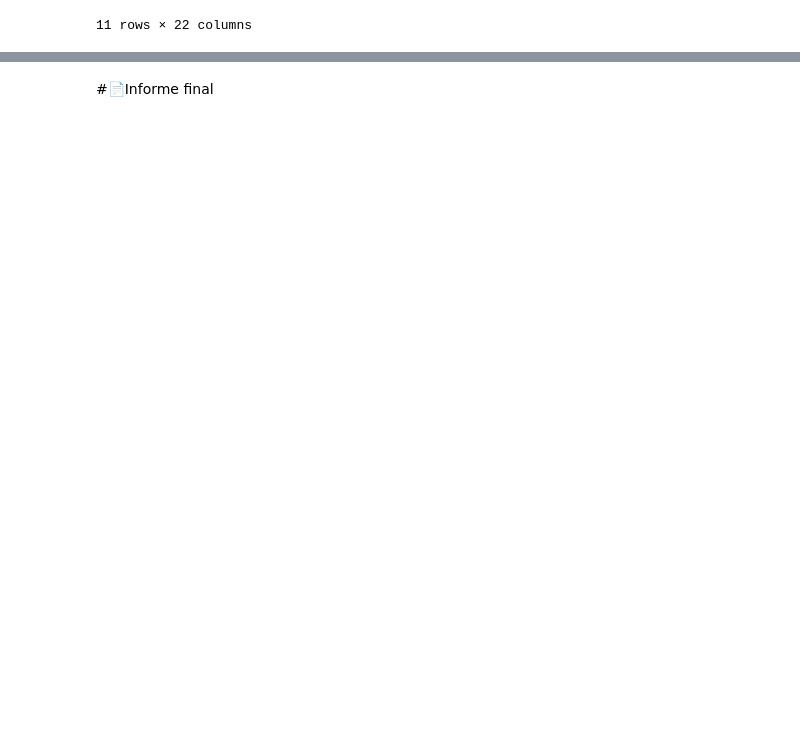
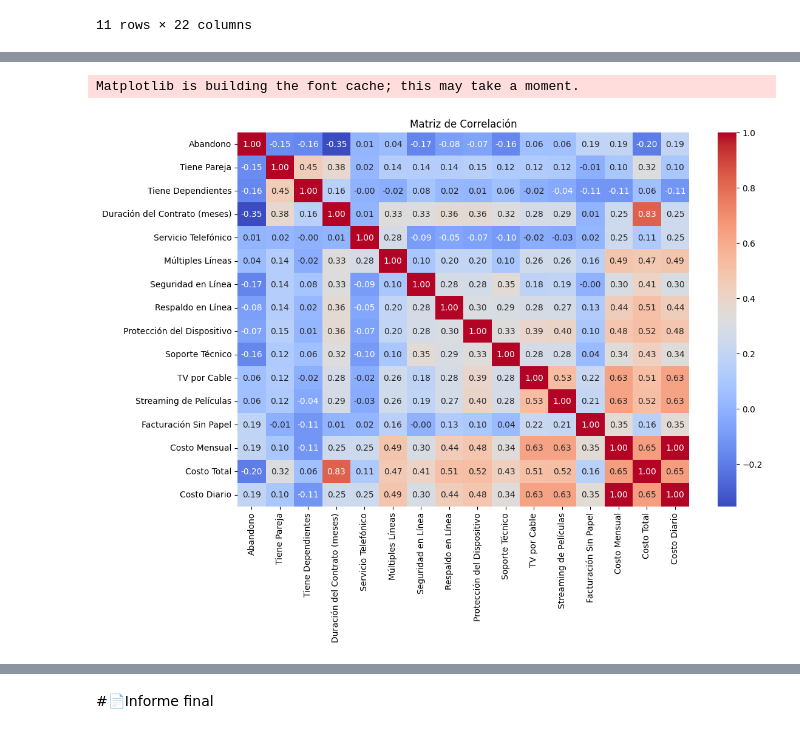
Before and after one commit to anasayago/challenge2-data-science-latam, a Jupyter notebook: TelecomX_LATAM_AnaSayago.ipynb, the cells around one changed output, grey strips where cells are left out. Cells and saved outputs as stored; diff of their text form; code cells hidden in the pictures; blank space fills up the shorter version.

```diff
--- a/TelecomX_LATAM_AnaSayago.ipynb
+++ b/TelecomX_LATAM_AnaSayago.ipynb
@@ -320,0 +369,9 @@ Duración promedio 32.37 meses, con una desviación estándar de 24.56 meses.
+# %%
+# Seleccionar solo las columnas numéricas
+numeric_columns = df.select_dtypes(include=['float64', 'int64'])
+
+# Calcular la matriz de correlación
+correlation_matrix = numeric_columns.corr()
+
+# Mostrar la matriz de correlación
+print(correlation_matrix)
@@ -320,0 +396,12 @@ Duración promedio 32.37 meses, con una desviación estándar de 24.56 meses.
+# %%
+import seaborn as sns
+import matplotlib.pyplot as plt
+
+# Mapa de calor de la matriz de correlación
+plt.figure(figsize=(12, 8))
+sns.heatmap(correlation_matrix, annot=True, cmap='coolwarm', fmt='.2f')
+plt.title('Matriz de Correlación')
+plt.show()
+# %% [output]
+Matplotlib is building the font cache; this may take a moment.
+[figure, added]
```
Also changed, not shown: parts of 5 cells of this notebook.
